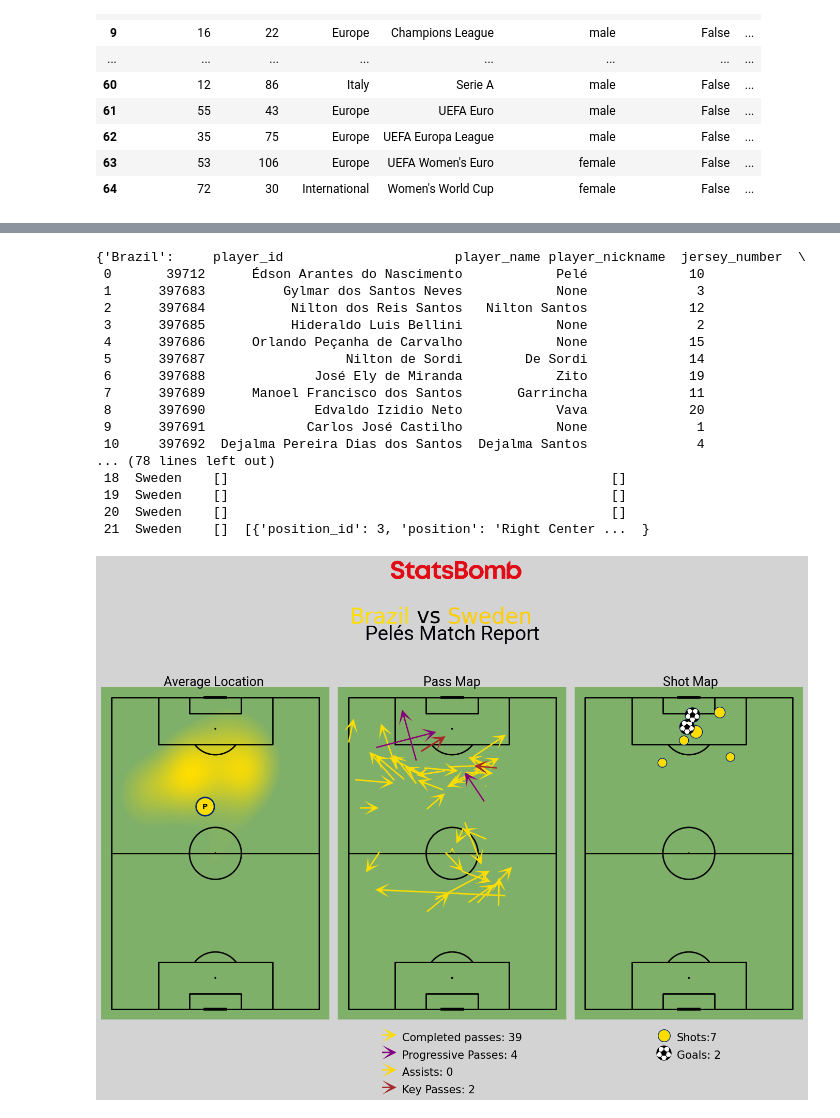
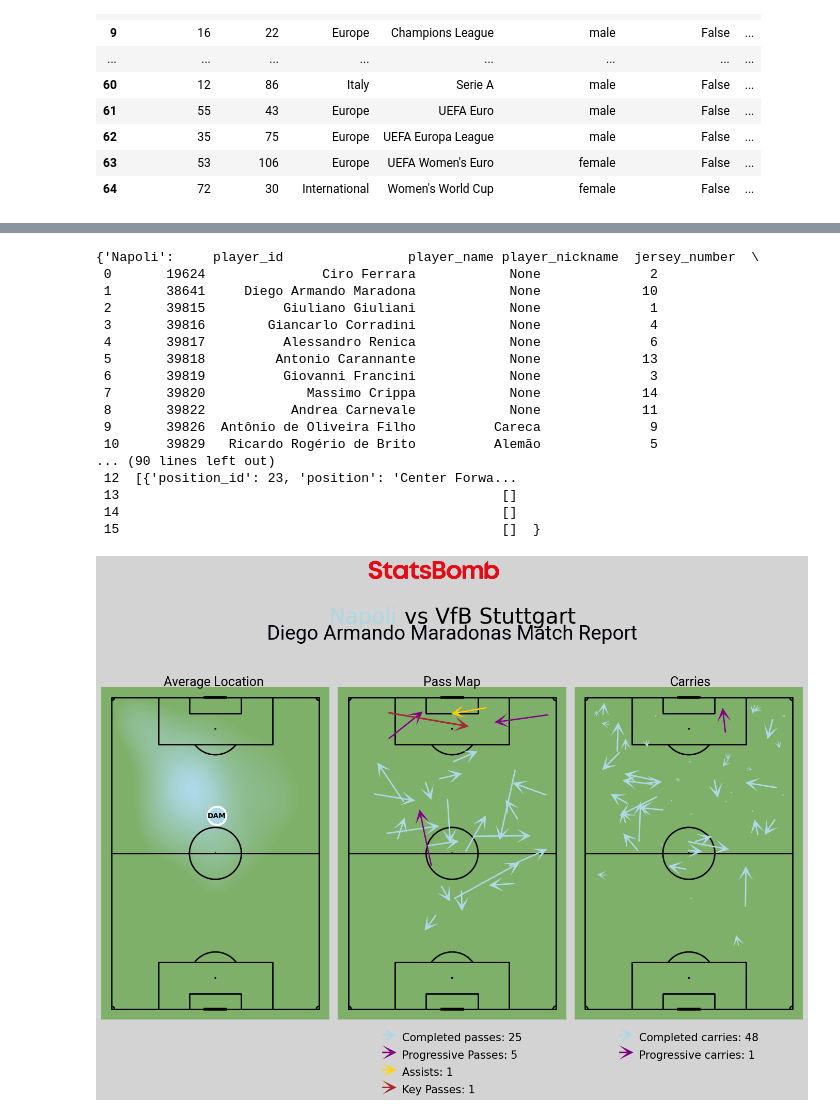
Before and after one commit to AugustSteff/Data-Analysis-in-football, a Jupyter notebook: Player_Reports/player_report.ipynb, the cells around one changed output, grey strips where cells are left out. Cells and saved outputs as stored; diff of their text form; code cells hidden in the pictures.

Commit message:
Add files via upload
Now more choices for the third plot. and new examples

```diff
--- a/Player_Reports/player_report.ipynb
+++ b/Player_Reports/player_report.ipynb
@@ -37,34 +39,32 @@ sb.matches(competition_id=12, season_id=86)
 # %%
-sb.lineups(match_id=3888705)
+sb.lineups(match_id=3887188)
 # %% [output]
-{'Brazil':     player_id                      player_name player_nickname  jersey_number  \
- 0       39712      Édson Arantes do Nascimento            Pelé             10
- 1      397683          Gylmar dos Santos Neves            None              3
- 2      397684           Nilton dos Reis Santos   Nilton Santos             12
- 3      397685           Hideraldo Luis Bellini            None              2
- 4      397686      Orlando Peçanha de Carvalho            None             15
- 5      397687                  Nilton de Sordi        De Sordi             14
- 6      397688              José Ely de Miranda            Zito             19
- 7      397689      Manoel Francisco dos Santos       Garrincha             11
- 8      397690              Edvaldo Izidio Neto            Vava             20
- 9      397691             Carlos José Castilho            None              1
- 10     397692  Dejalma Pereira Dias dos Santos  Dejalma Santos              4
-... (78 lines left out)
- 18  Sweden    []                                                 []
- 19  Sweden    []                                                 []
- 20  Sweden    []                                                 []
- 21  Sweden    []  [{'position_id': 3, 'position': 'Right Center ...  }
+{'Napoli':     player_id                player_name player_nickname  jersey_number  \
+ 0       19624               Ciro Ferrara            None              2
+ 1       38641     Diego Armando Maradona            None             10
+ 2       39815          Giuliano Giuliani            None              1
+ 3       39816        Giancarlo Corradini            None              4
+ 4       39817          Alessandro Renica            None              6
+ 5       39818         Antonio Carannante            None             13
+ 6       39819          Giovanni Francini            None              3
+ 7       39820             Massimo Crippa            None             14
+ 8       39822           Andrea Carnevale            None             11
+ 9       39826  Antônio de Oliveira Filho          Careca              9
+ 10      39829   Ricardo Rogério de Brito          Alemão              5
+... (90 lines left out)
+ 12  [{'position_id': 23, 'position': 'Center Forwa...
+ 13                                                 []
+ 14                                                 []
+ 15                                                 []  }
 # %%
-playerReport(matchId=3888705,
-            player='Pelé', # Player name
-            homeColor='#FEDD00',# Home team color
-            edgeColor='#002776', # edgecolor of averagelocation and shots
-            awayColor='#FFCD00', # color of away team in title
-            teamName="Brazil", # team name in title and df
-            opponent="Sweden", # opponent in title and df
-            shotmap=True, # If you want the third plot to be defensive actions, write False.
-            save='n' # 'y' for saving plot, 'n' for dont
+playerReport(matchId=3887188,
+            player='Diego Armando Maradona', # Player name
+            homeColor='lightblue',# Home team color
+            edgeColor='white', # edgecolor of averagelocation and shots
+            lines=False, # 'True' for the avg location player to have lines
+            thirdplot='carries', # can be 'defensive actions' or 'carries' or 'shotmap'
+            save='y' # 'y' for saving plot, 'n' for dont
            )
 # %% [output]
-[figure, old version]
+[figure, new version]
 # %%
```
Also changed, not shown: parts of 2 cells of this notebook, 2 other files.
